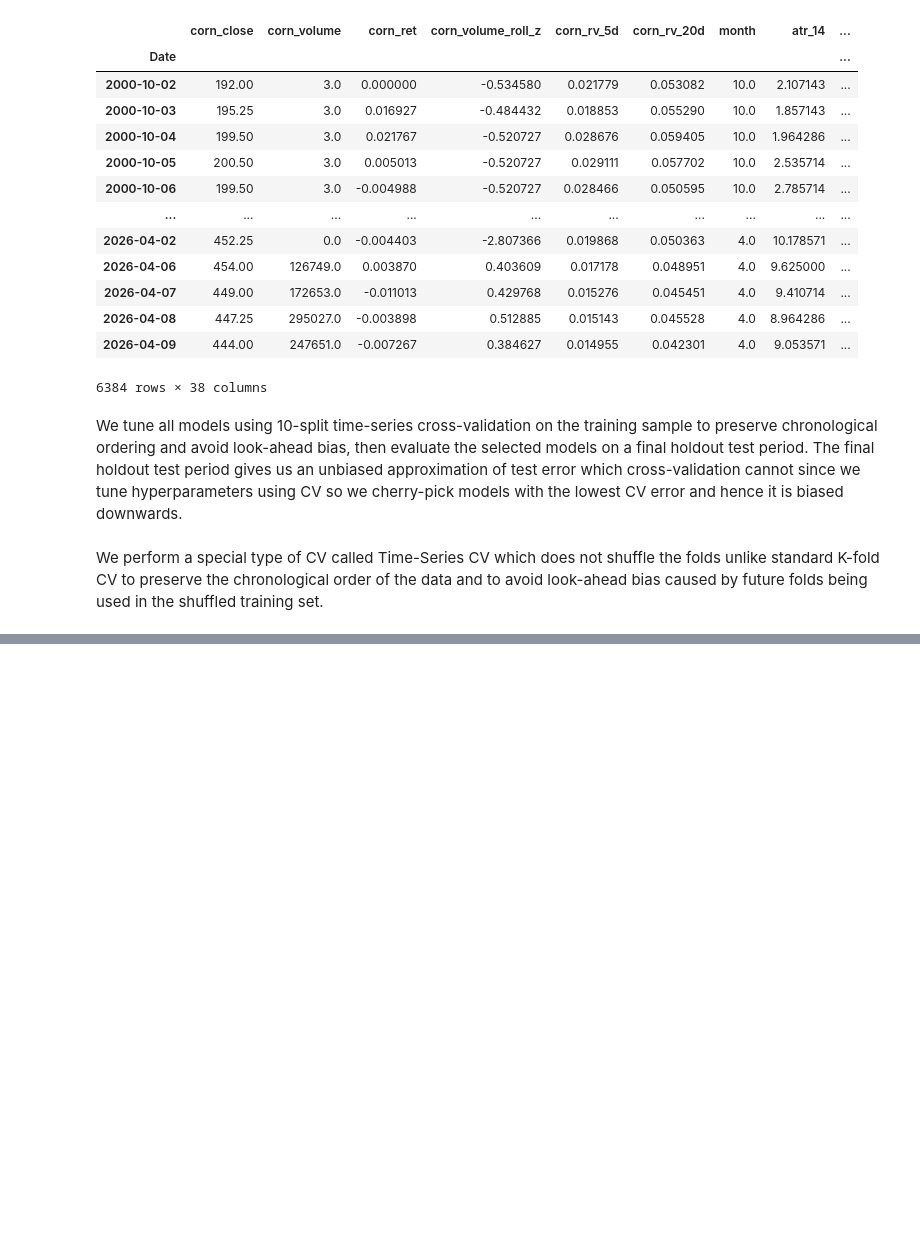
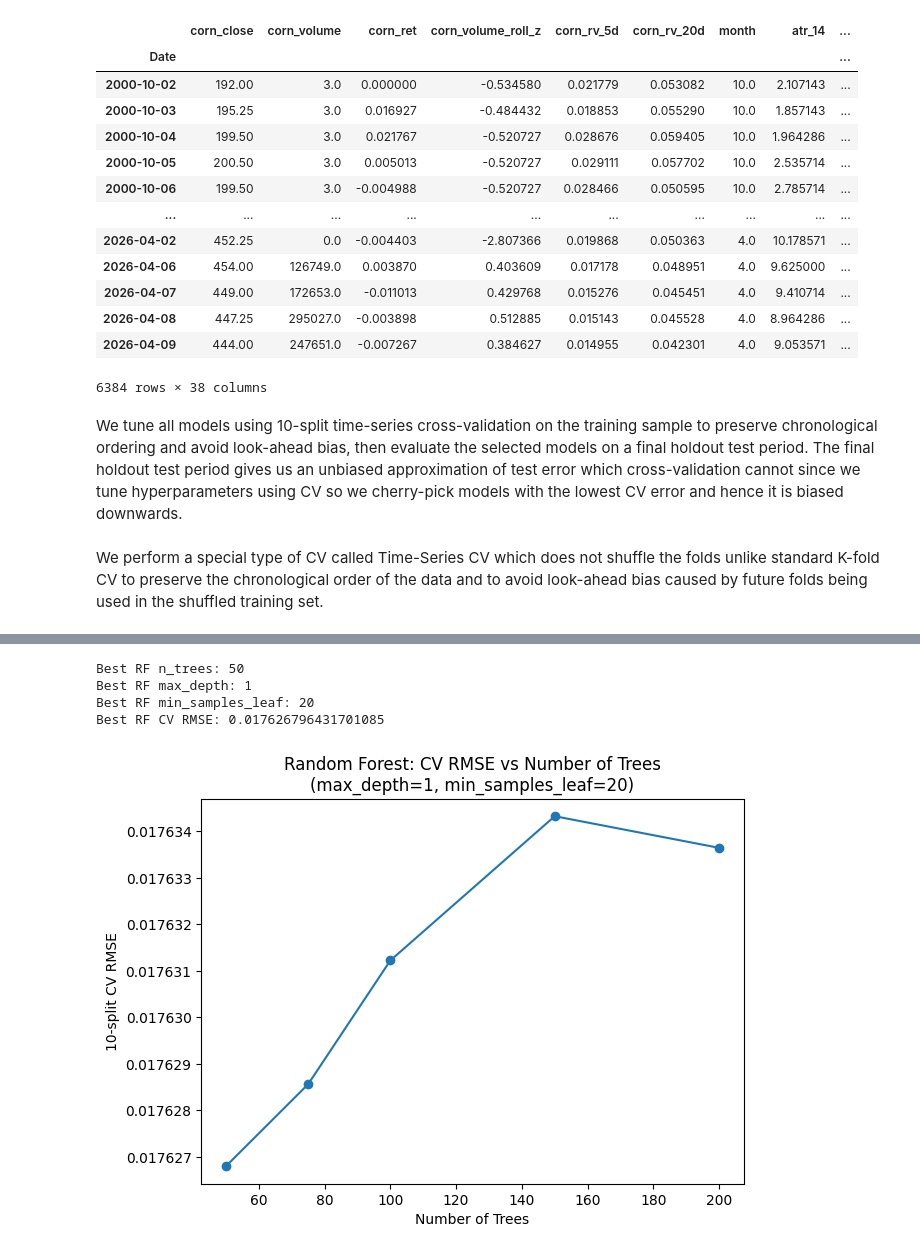
Before and after one commit to aryasalian/ECON-573-Research-Project, a Jupyter notebook: arya_copy_model.ipynb, the cells around one changed output, grey strips where cells are left out. Saved outputs shown, nothing was run; the diff lists cells and outputs as text; code cells hidden in the pictures; blank space fills up the shorter version.

```diff
--- a/arya_copy_model.ipynb
+++ b/arya_copy_model.ipynb
@@ -121,0 +356,56 @@ def evaluate_holdout(name, model, X_train, y_train, X_test, y_test):
+# %%
+rf_results = []
+
+for n_trees in [50, 75, 100, 150, 200]:
+    for depth in [1, 3, 5, 7, None]:
+        for leaf in [5, 10, 20]:
+            model = Pipeline([
+                ("prep", preprocessor_tree),
+                ("model", RandomForestRegressor(
+                    n_estimators=n_trees,
+                    max_depth=depth,
+                    min_samples_leaf=leaf,
+                    max_features="sqrt",   # good default
+                    random_state=1,
+                    n_jobs=-1
+                ))
+            ])
+            rmse = cv_rmse(model, X_train, y_train, tscv)
+            rf_results.append((n_trees, depth, leaf, rmse))
+rf_df = pd.DataFrame(rf_results, columns=["n_trees", "max_depth", "min_samples_leaf", "cv_rmse"])
+best_rf_row = rf_df.loc[rf_df["cv_rmse"].idxmin()]
+best_rf_n = int(best_rf_row["n_trees"])
+best_rf_depth = int(None if pd.isna(best_rf_row["max_depth"]) else best_rf_row["max_depth"])
+best_rf_leaf = int(best_rf_row["min_samples_leaf"])
+best_rf = Pipeline([
+    ("prep", preprocessor_tree),
+    ("model", RandomForestRegressor(
+        n_estimators=best_rf_n,
+        max_depth=best_rf_depth,
+        min_samples_leaf=best_rf_leaf,
+        max_features="sqrt",
+        random_state=1,
+        n_jobs=-1
+    ))
+])
+print("Best RF n_trees:", best_rf_n)
+print("Best RF max_depth:", best_rf_depth)
+print("Best RF min_samples_leaf:", best_rf_leaf)
+print("Best RF CV RMSE:", best_rf_row["cv_rmse"])
+
+plot_rf = rf_df[
+    (rf_df["max_depth"].astype(str) == str(float(best_rf_depth))) &
+    (rf_df["min_samples_leaf"] == best_rf_leaf)
+].sort_values("n_trees")
+plt.figure(figsize=(7,5))
+plt.plot(plot_rf["n_trees"], plot_rf["cv_rmse"], marker="o")
+plt.xlabel("Number of Trees")
+plt.ylabel("10-split CV RMSE")
+plt.title(f"Random Forest: CV RMSE vs Number of Trees\n(max_depth={best_rf_depth}, min_samples_leaf={best_rf_leaf})")
+plt.show()
+# %% [output]
+Best RF n_trees: 50
+Best RF max_depth: 1
+Best RF min_samples_leaf: 20
+Best RF CV RMSE: 0.017626796431701085
+[figure, added]
```
Also changed, not shown: parts of 12 cells of this notebook.
